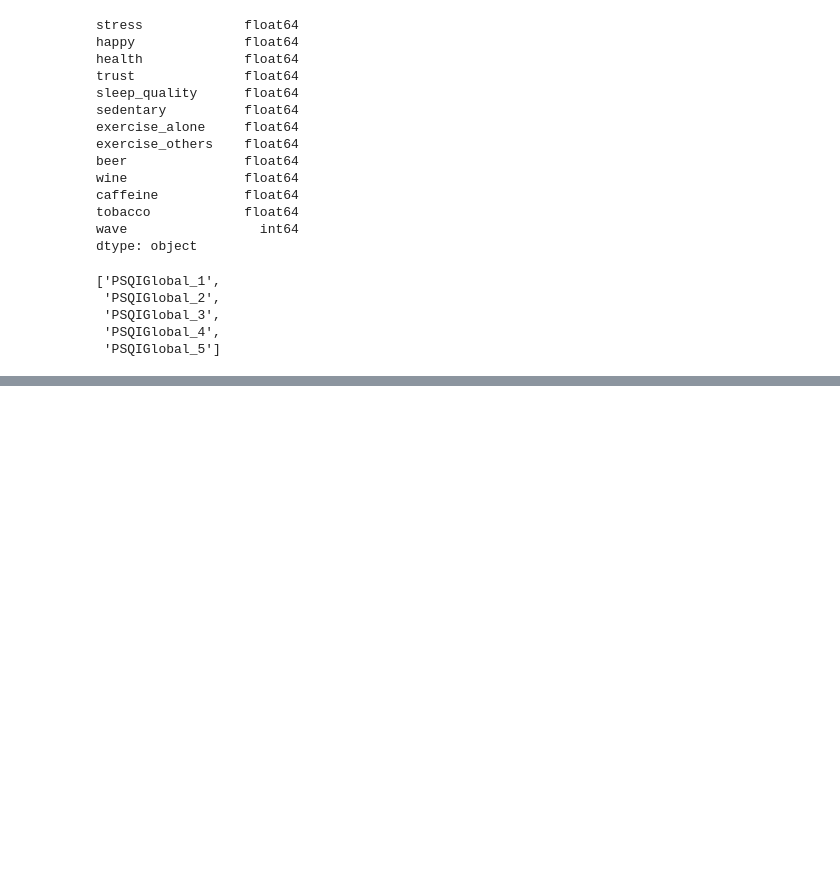
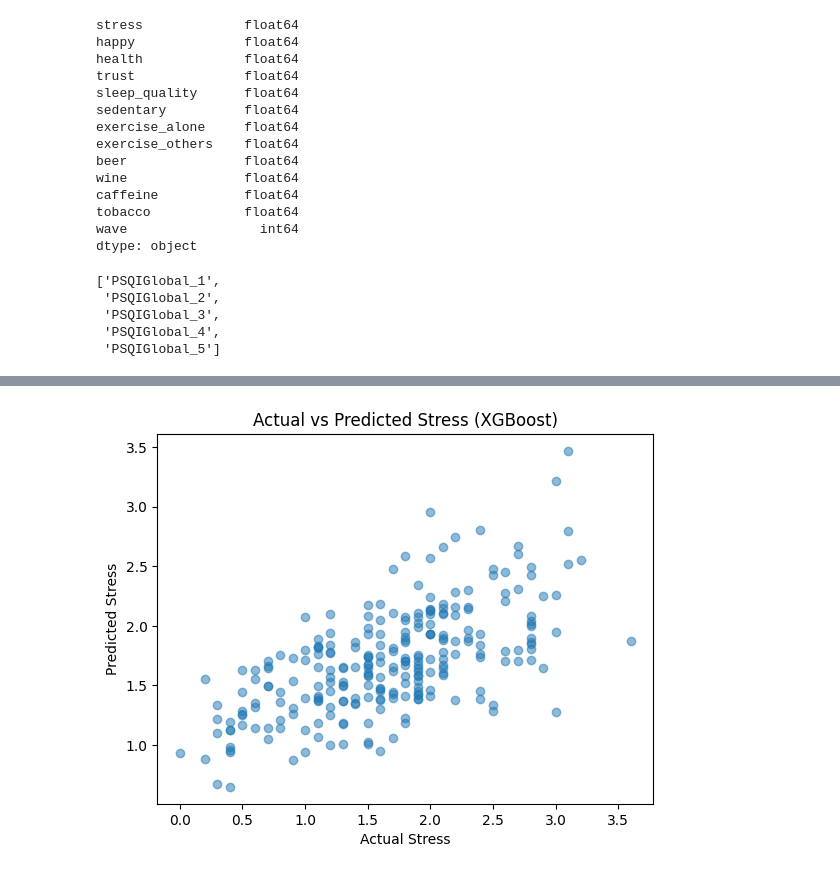
Before and after one commit to zhudiana/wearable-stress-model, a Jupyter notebook: notebooks/survey_model.ipynb, the cells around one changed output, grey strips where cells are left out. Drawn from its saved outputs; the diff is of its cells as text; code cells hidden in the pictures; blank space fills up the shorter version.

```diff
--- a/notebooks/survey_model.ipynb
+++ b/notebooks/survey_model.ipynb
@@ -206,0 +268,10 @@ KeyError: 'PSQIGlobal_6'
+# %%
+gss = GroupShuffleSplit(n_splits=1, test_size=0.2, random_state=42)
+
+train_idx, test_idx = next(gss.split(X, y, groups))
+
+X_train = X.iloc[train_idx]
+X_test = X.iloc[test_idx]
+
+y_train = y.iloc[train_idx]
+y_test = y.iloc[test_idx]
@@ -206,0 +393,22 @@ KeyError: 'PSQIGlobal_6'
+# %%
+from xgboost import XGBRegressor
+from sklearn.metrics import mean_absolute_error, r2_score
+
+xgb = XGBRegressor(
+    n_estimators=300,
+    max_depth=4,
+    learning_rate=0.05,
+    subsample=0.8,
+    colsample_bytree=0.8,
+    random_state=42
+)
+
+xgb.fit(X_train, y_train)
+
+pred = xgb.predict(X_test)
+
+mae = mean_absolute_error(y_test, pred)
+r2 = r2_score(y_test, pred)
+
+print("XGBoost MAE:", mae)
+print("XGBoost R2:", r2)
@@ -206,0 +441,12 @@ KeyError: 'PSQIGlobal_6'
+# %%
+import matplotlib.pyplot as plt
+
+pred = xgb.predict(X_test)
+
+plt.scatter(y_test, pred, alpha=0.5)
+plt.xlabel("Actual Stress")
+plt.ylabel("Predicted Stress")
+plt.title("Actual vs Predicted Stress (XGBoost)")
+plt.show()
+# %% [output]
+[figure, added]
```
Also changed, not shown: parts of 21 cells of this notebook.
